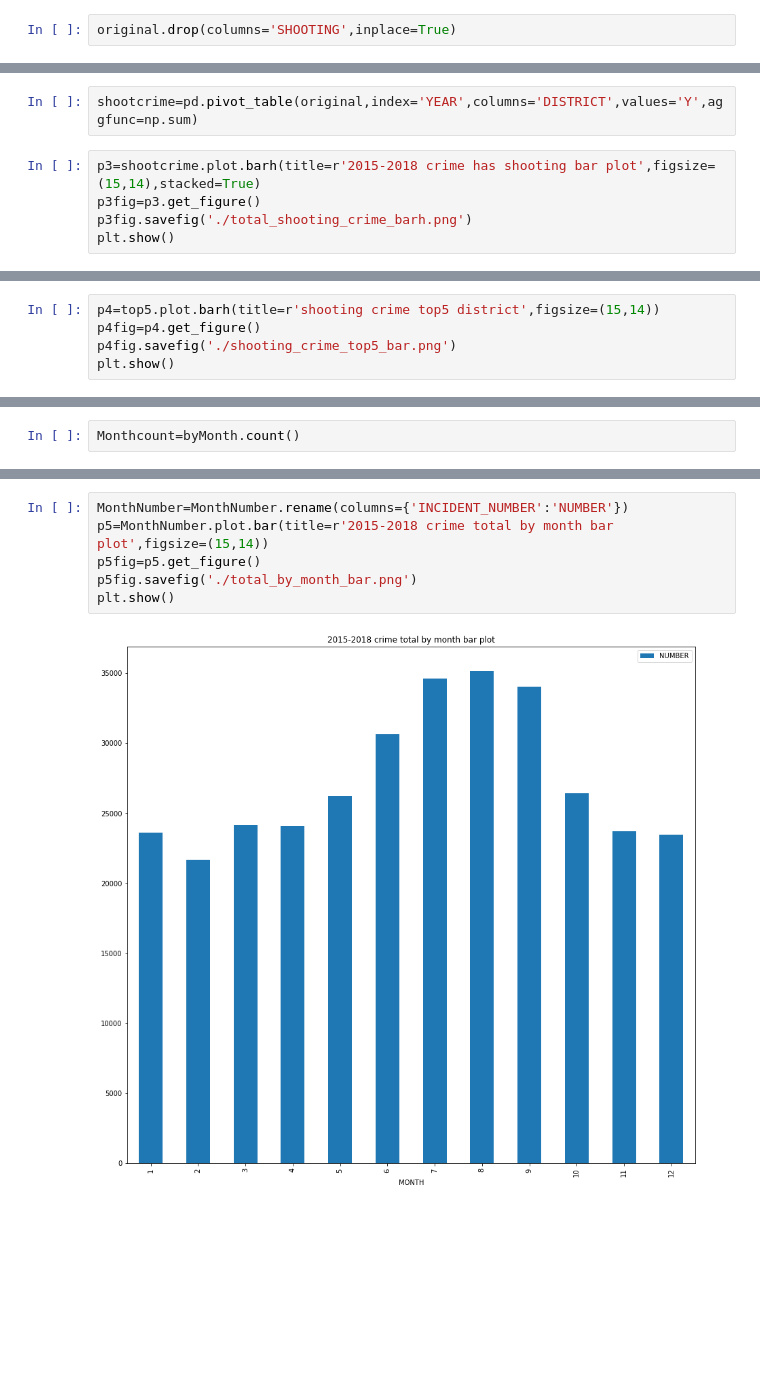
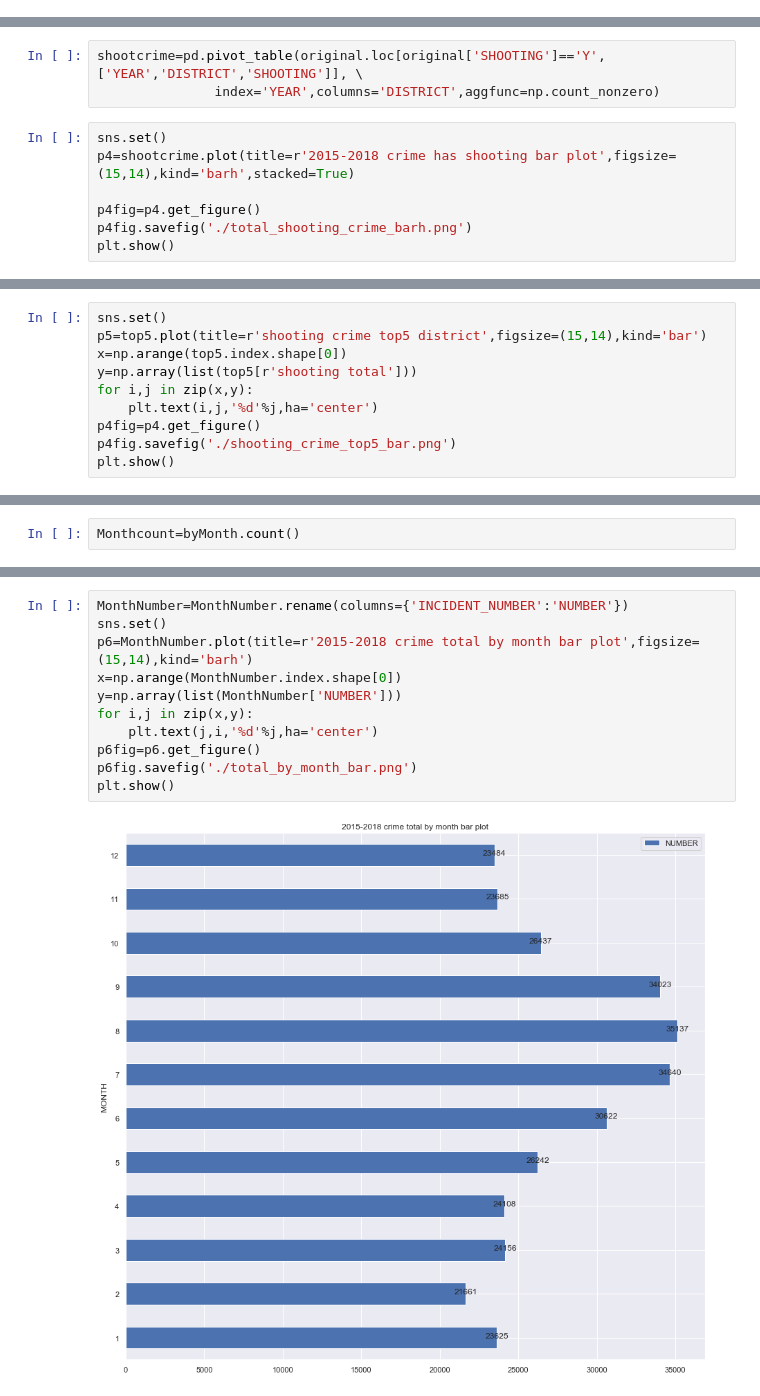
Before and after one commit to azfighter19961020/Kaggle-crime, a Jupyter notebook: crime.ipynb, the cells around one changed output, grey strips where cells are left out. Drawn from its saved outputs; the diff is of its cells as text; blank space fills up the shorter version.

```diff
--- a/crime.ipynb
+++ b/crime.ipynb
@@ -129,5 +213,3 @@ original=original.join(shooting)
-# %%
-original.drop(columns='SHOOTING',inplace=True)
 # %%
 original.head()
 # %% [output]
@@ -138,10 +220,13 @@ original.head()
 | 3 | I182080051 | 413 | Aggravated Assault | ASSAULT - AGGRAVATED - BATTERY | A1 | 92 | ... |
 | 4 | I182080050 | 3122 | Aircraft | AIRCRAFT INCIDENTS | A7 | 36 | ... |
 # %%
-shootcrime=pd.pivot_table(original,index='YEAR',columns='DISTRICT',values='Y',aggfunc=np.sum)
+shootcrime=pd.pivot_table(original.loc[original['SHOOTING']=='Y',['YEAR','DISTRICT','SHOOTING']], \
+               index='YEAR',columns='DISTRICT',aggfunc=np.count_nonzero)
 # %%
-p3=shootcrime.plot.barh(title=r'2015-2018 crime has shooting bar plot',figsize=(15,14),stacked=True)
-p3fig=p3.get_figure()
-p3fig.savefig('./total_shooting_crime_barh.png')
+sns.set()
+p4=shootcrime.plot(title=r'2015-2018 crime has shooting bar plot',figsize=(15,14),kind='barh',stacked=True)
+
+p4fig=p4.get_figure()
+p4fig.savefig('./total_shooting_crime_barh.png')
 plt.show()
 # %% [output]
@@ -167,5 +252,10 @@ top5=districtSum.iloc[0:5,:]
 # %%
-p4=top5.plot.barh(title=r'shooting crime top5 district',figsize=(15,14))
+sns.set()
+p5=top5.plot(title=r'shooting crime top5 district',figsize=(15,14),kind='bar')
+x=np.arange(top5.index.shape[0])
+y=np.array(list(top5[r'shooting total']))
+for i,j in zip(x,y):
+    plt.text(i,j,'%d'%j,ha='center')
 p4fig=p4.get_figure()
 p4fig.savefig('./shooting_crime_top5_bar.png')
 plt.show()
@@ -182,8 +293,13 @@ MonthNumber=pd.DataFrame(Monthcount.iloc[:,0])
 # %%
 MonthNumber=MonthNumber.rename(columns={'INCIDENT_NUMBER':'NUMBER'})
-p5=MonthNumber.plot.bar(title=r'2015-2018 crime total by month bar plot',figsize=(15,14))
-p5fig=p5.get_figure()
-p5fig.savefig('./total_by_month_bar.png')
+sns.set()
+p6=MonthNumber.plot(title=r'2015-2018 crime total by month bar plot',figsize=(15,14),kind='barh')
+x=np.arange(MonthNumber.index.shape[0])
+y=np.array(list(MonthNumber['NUMBER']))
+for i,j in zip(x,y):
+    plt.text(j,i,'%d'%j,ha='center')
+p6fig=p6.get_figure()
+p6fig.savefig('./total_by_month_bar.png')
 plt.show()
 # %% [output]
-[figure, old version]
+[figure, new version]
```
Also changed, not shown: parts of 49 cells of this notebook.
